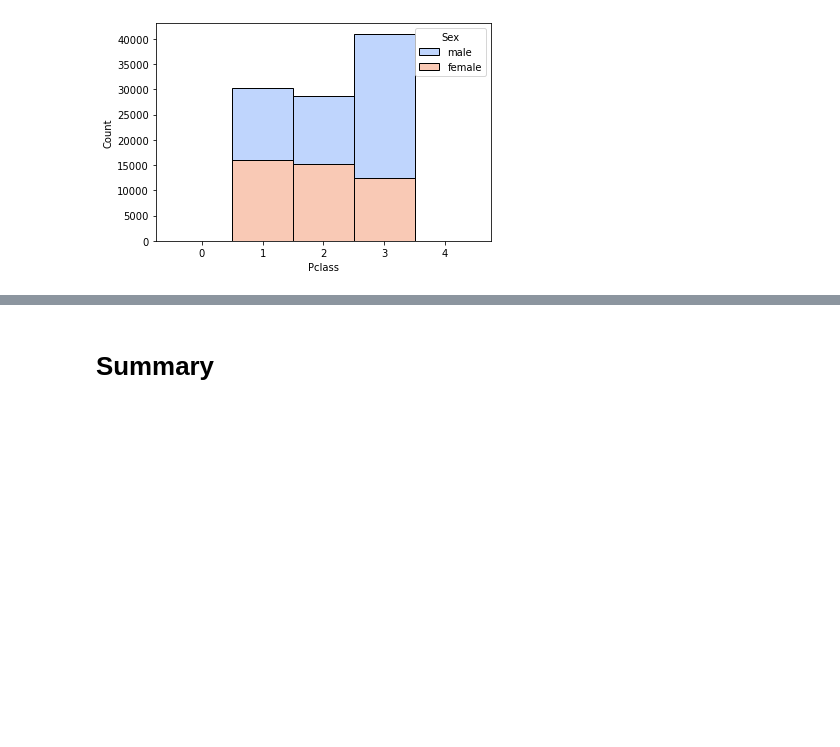
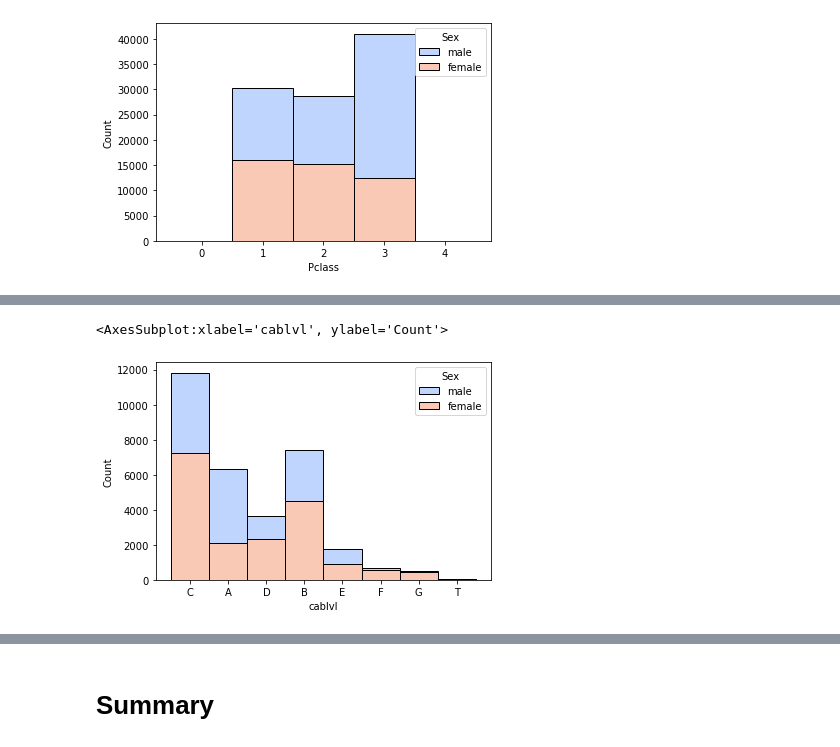
Before and after one commit to tshura/ml-intro, a Jupyter notebook: 2_data_exploration/eda.ipynb, the cells around one changed output, grey strips where cells are left out. Saved outputs shown, nothing was run; the diff lists cells and outputs as text; code cells hidden in the pictures; blank space fills up the shorter version.

```diff
--- a/2_data_exploration/eda.ipynb
+++ b/2_data_exploration/eda.ipynb
@@ -163,0 +193,8 @@ sns.histplot(data=td, stat="count", multiple="stack",
+# %%
+sns.histplot(data=tdcab, stat="count", multiple="stack",
+             x="cablvl", kde=False,
+             palette="coolwarm", hue="Sex",
+             element="bars", legend=True)
+# %% [output]
+<AxesSubplot:xlabel='cablvl', ylabel='Count'>
+[figure, added]
```
Also changed, not shown: parts of 12 cells of this notebook.
